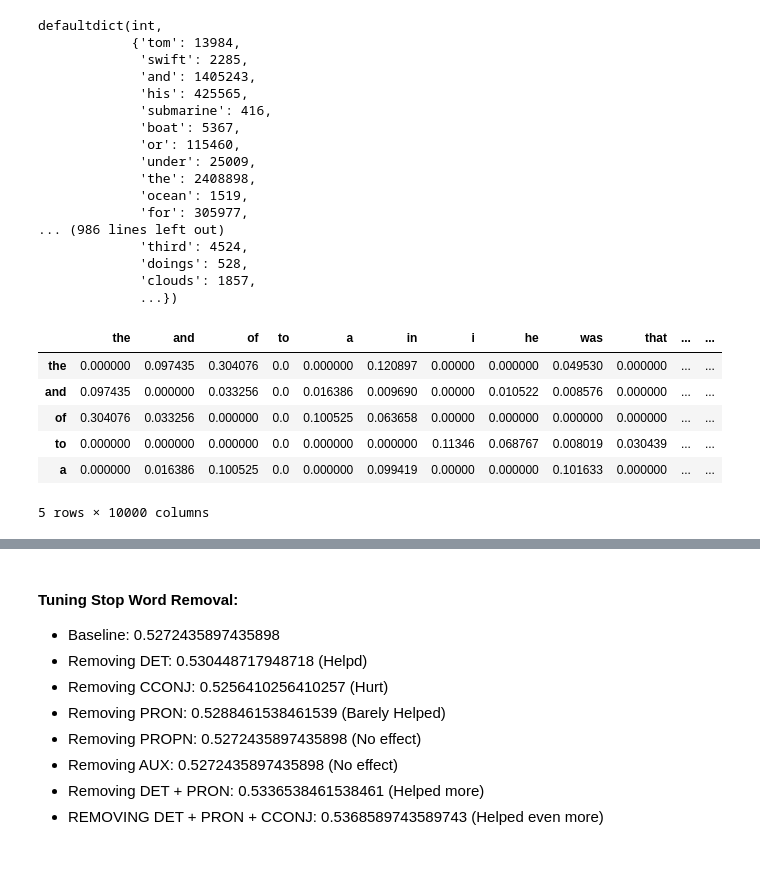
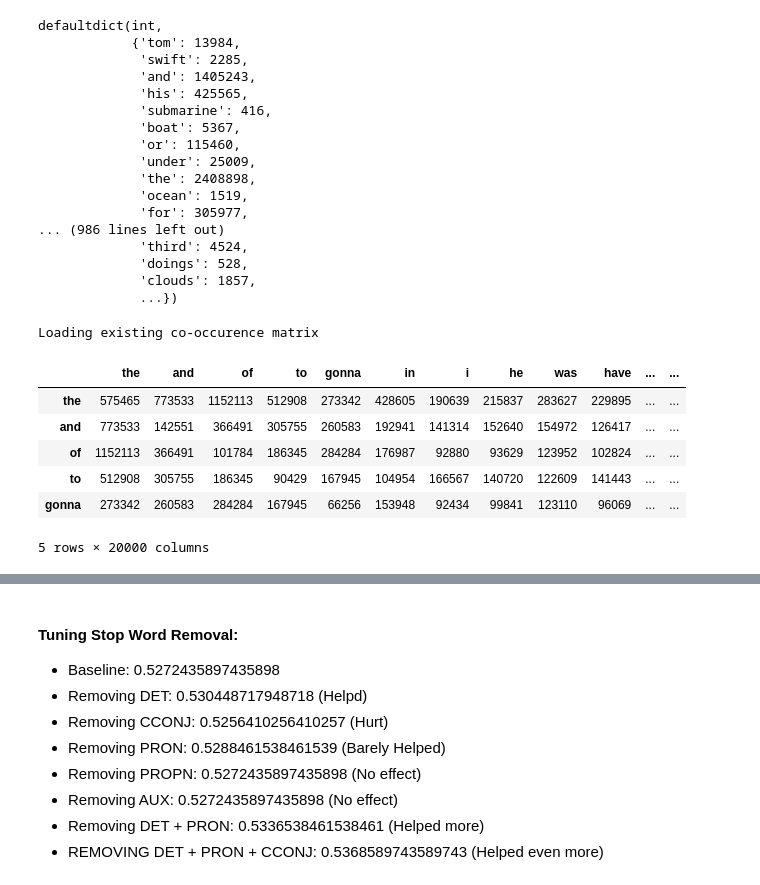
Before and after one commit to tyler-romero/sentence-completion, a Jupyter notebook: code/MSR_ppmi_model.ipynb, the cells around one changed output, grey strips where cells are left out. Cells and saved outputs as stored; diff of their text form; code cells hidden in the pictures.

```diff
--- a/code/MSR_ppmi_model.ipynb
+++ b/code/MSR_ppmi_model.ipynb
@@ -53,18 +41,23 @@ defaultdict(int,
              'doings': 528,
              'clouds': 1857,
              ...})
+# %%
+gutenberg = msr.train_word_word_cooccurence(window=5, vocab_size=20000, decay=False, load=True)
+# gutenberg = msr.train_word_context_cooccurence(vocab_size=10000, load=True)
+gutenberg.head()
+# %% [output]
+Loading existing co-occurence matrix
+|  | the | and | of | to | gonna | in | i | he | was | have | ... | ... |
+| the | 575465 | 773533 | 1152113 | 512908 | 273342 | 428605 | 190639 | 215837 | 283627 | 229895 | ... | ... |
+| and | 773533 | 142551 | 366491 | 305755 | 260583 | 192941 | 141314 | 152640 | 154972 | 126417 | ... | ... |
+| of | 1152113 | 366491 | 101784 | 186345 | 284284 | 176987 | 92880 | 93629 | 123952 | 102824 | ... | ... |
+| to | 512908 | 305755 | 186345 | 90429 | 167945 | 104954 | 166567 | 140720 | 122609 | 141443 | ... | ... |
+| gonna | 273342 | 260583 | 284284 | 167945 | 66256 | 153948 | 92434 | 99841 | 123110 | 96069 | ... | ... |
+5 rows × 20000 columns
 # %%
-# Calculate PPMI matrix
-ppmi = vsm.pmi(gutenberg)
-ppmi.head()
+# # Calculate PPMI matrix
+# ppmi = vsm.pmi(gutenberg)
+# ppmi.head()
-# %% [output]
-|  | the | and | of | to | a | in | i | he | was | that | ... | ... |
-| the | 0.000000 | 0.097435 | 0.304076 | 0.0 | 0.000000 | 0.120897 | 0.00000 | 0.000000 | 0.049530 | 0.000000 | ... | ... |
-| and | 0.097435 | 0.000000 | 0.033256 | 0.0 | 0.016386 | 0.009690 | 0.00000 | 0.010522 | 0.008576 | 0.000000 | ... | ... |
-| of | 0.304076 | 0.033256 | 0.000000 | 0.0 | 0.100525 | 0.063658 | 0.00000 | 0.000000 | 0.000000 | 0.000000 | ... | ... |
-| to | 0.000000 | 0.000000 | 0.000000 | 0.0 | 0.000000 | 0.000000 | 0.11346 | 0.068767 | 0.008019 | 0.030439 | ... | ... |
-| a | 0.000000 | 0.016386 | 0.100525 | 0.0 | 0.000000 | 0.099419 | 0.00000 | 0.000000 | 0.101633 | 0.000000 | ... | ... |
-5 rows × 10000 columns
 # %%
 dppmi = nlu_utils.dpmi(gutenberg)
 dppmi.head()
```
Also changed, not shown: parts of 6 cells of this notebook, 2 other files.
